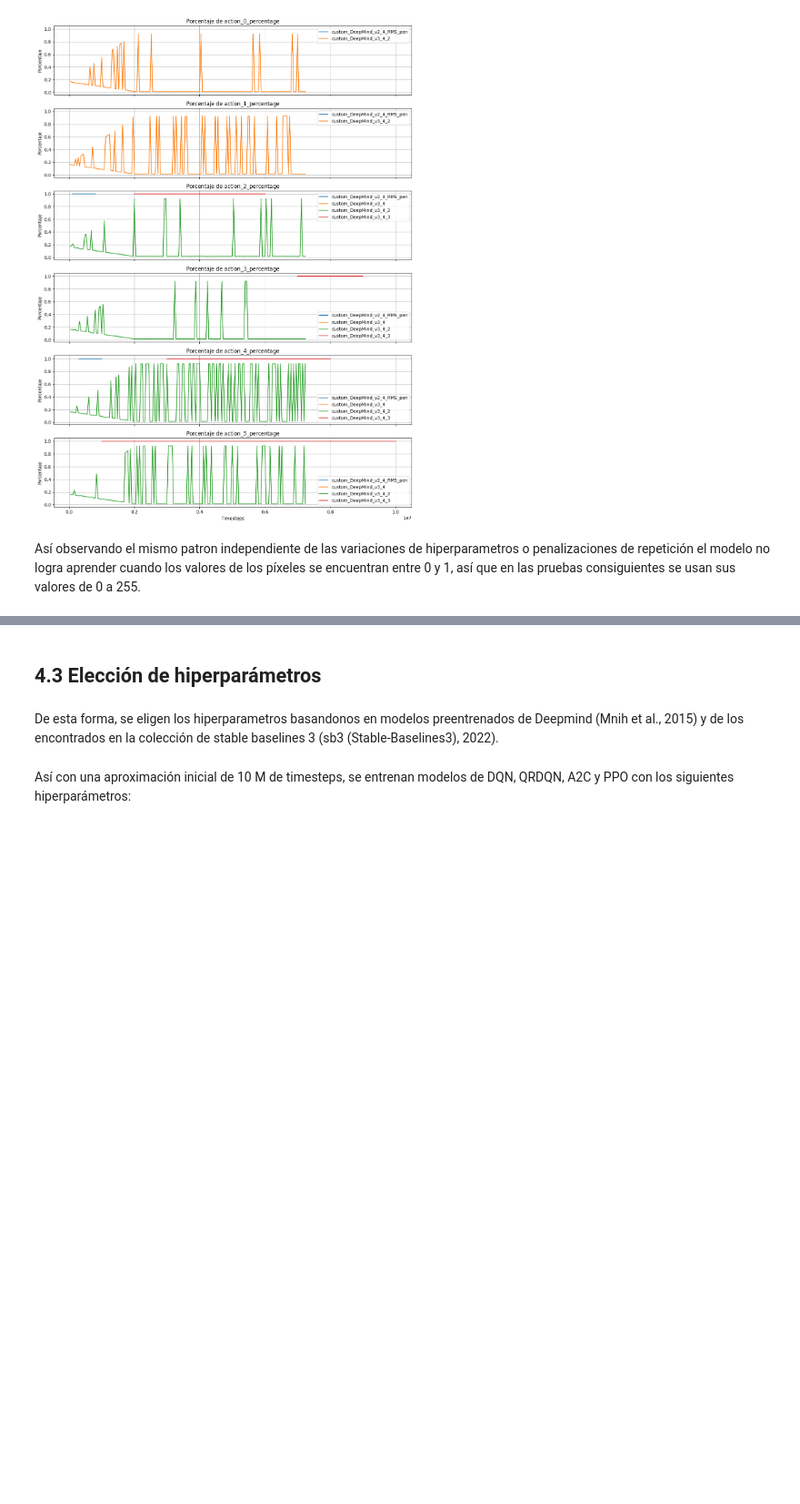
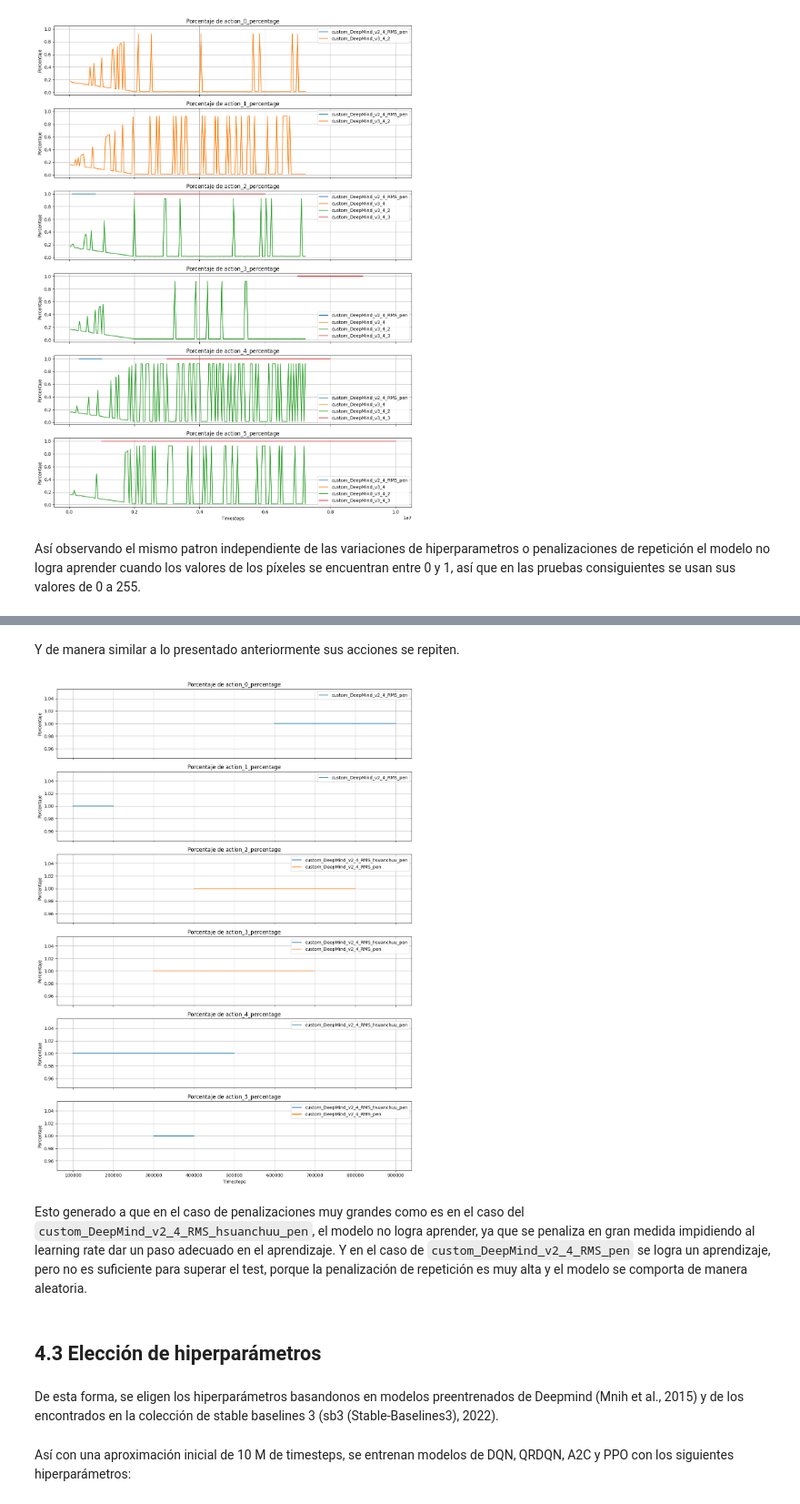
Before and after one commit to Astolfo2332/space_inv_agent, a Jupyter notebook: proyecto_practico.ipynb, the cells around one changed output, grey strips where cells are left out. Shown at 91% size. Saved outputs shown, nothing was run; the diff lists cells and outputs as text; code cells hidden in the pictures; blank space fills up the shorter version.

```diff
--- a/proyecto_practico.ipynb
+++ b/proyecto_practico.ipynb
@@ -1387,7 +1426,32 @@ Así observando el mismo patron independiente de las variaciones de hiperparamet
+# %% [markdown]
+Y de manera similar a lo presentado anteriormente sus acciones se repiten.
+# %%
+actions_runs = {name: get_actions(run_id) for name, run_id in failed_runs_pen.items()}
+
+model_names = list(actions_runs.keys())
+num_actions = len(actions)
+fig, axes = plt.subplots(num_actions, 1, figsize=(12, 16), sharex=True)
+for i, ax in enumerate(axes):
+    for model_name in model_names:
+        action_df = actions_runs[model_name][i]
+        if action_df.empty:
+            continue
+        ax.plot(action_df["step"], action_df[actions[i]], label=model_name)
+    ax.set_title(f"Porcentaje de {actions[i]}")
+    ax.set_ylabel("Porcentaje")
+    ax.legend()
+    ax.grid()
+axes[-1].set_xlabel("Timesteps")
+plt.tight_layout()
+plt.show()
+# %% [output]
+[figure, added]
+# %% [markdown]
+Esto generado a que en el caso de penalizaciones muy grandes como es en el caso del `custom_DeepMind_v2_4_RMS_hsuanchuu_pen`, el modelo no logra aprender, ya que se penaliza en gran medida impidiendo al learning rate dar un paso adecuado en el aprendizaje. Y en el caso de `custom_DeepMind_v2_4_RMS_pen` se logra un aprendizaje, pero no es suficiente para superar el test, porque la penalización de repetición es muy alta y el modelo se comporta de manera aleatoria.
 # %% [markdown]
 ## 4.3 Elección de hiperparámetros
 # %% [markdown]
-De esta forma, se eligen los hiperparametros basandonos en modelos preentrenados de Deepmind (Mnih et al., 2015) y de los encontrados en la colección de stable baselines 3 (sb3 (Stable-Baselines3), 2022).
+De esta forma, se eligen los hiperparámetros basandonos en modelos preentrenados de Deepmind (Mnih et al., 2015) y de los encontrados en la colección de stable baselines 3 (sb3 (Stable-Baselines3), 2022).
 # %%
 # Función para concatenar métricas de varias runs secuenciales
 def concatenar_runs(run_ids, metric_names):
```
Also changed, not shown: parts of 9 cells of this notebook.
